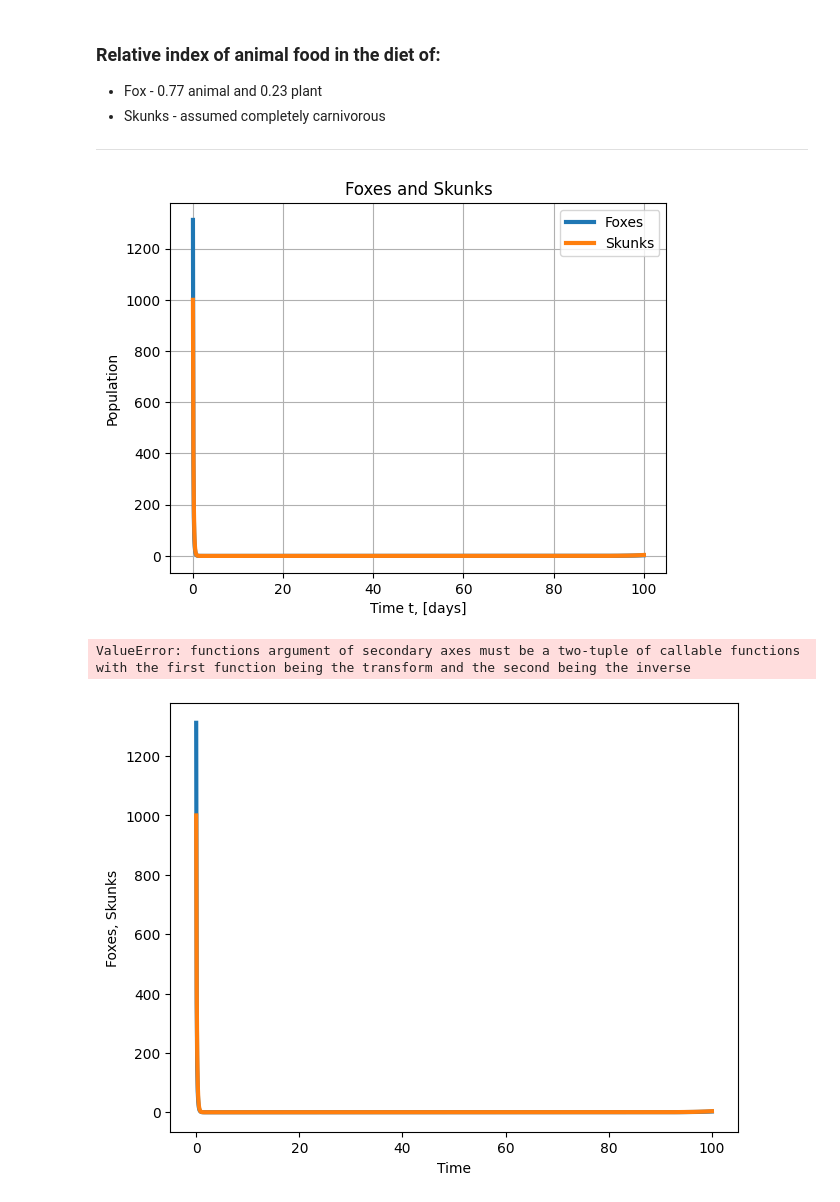
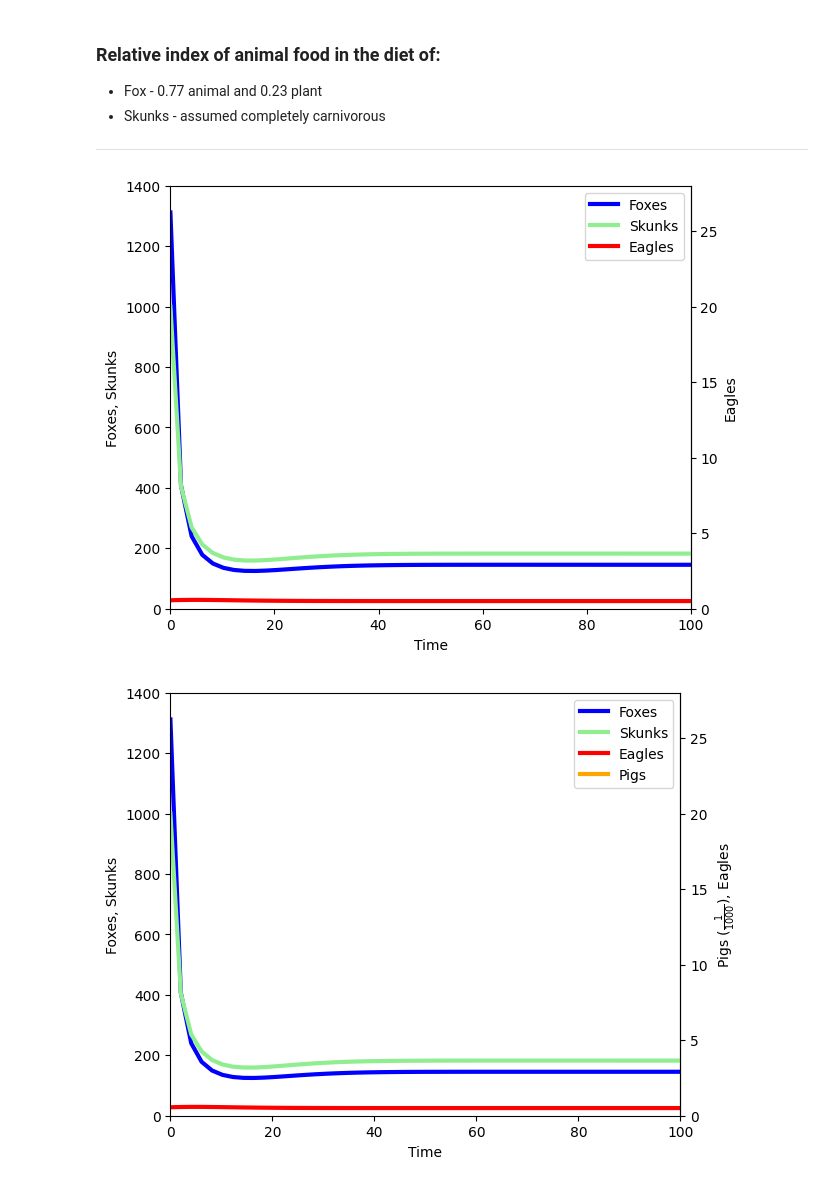
Before and after one commit to mkayeterry/MCDB172, a Jupyter notebook: final/final_scratch.ipynb, the cells around one changed output. Drawn from its saved outputs; the diff is of its cells as text; code cells hidden in the pictures.

```diff
--- a/final/final_scratch.ipynb
+++ b/final/final_scratch.ipynb
@@ -51,13 +51,14 @@ ________________________________________________________________________________
 ## Variables:
 
 # E = golden eagle (predator)
-E0 = 500 # placeholder
+E0 = 28 # placeholder
 
 # F = fox (prey)
 F0 = 1312
 
 # S = skunk (prey)
 S0 = 1000
+# S0 = 700
 
 # P = piglet (prey)
 P0 = 13827
@@ -98,6 +99,12 @@ lambda_p = 7.7e-4
 lambda_s = 2.5e-4
 
 # tau = the time necessary for a pair of eagles to produce an adult eagle (comparable to a generation time of 5 years)
+
+S_cap_max = np.array([1.8, ])
+S_cap_min = np.array([0.2, ])
+F_cap_max = np.array([37, ])
+F_cap_min = np.array([19.6, ])
+cap_year = np.array([1993, 1995, 1996, 1997, 1998, 1999])
 # %%
 ## Differential Equations
 dFdt = ( r_f * F * (1 - ((F + (beta_fs * S)) / K_f)) ) - ( mu_f * ((phi * F) / ((phi * F) + (sigma * S) + P)) * E * F )
@@ -113,34 +120,47 @@ def derivative(X, t, phi, sigma, nu, r_f, r_s, r_p, K_f, K_s, K_p, mu_f, mu_s, m
     dEdt = (((lambda_f * mu_f * phi * (F**2)) + (lambda_s * mu_s * sigma * (S**2)) + (lambda_p * mu_p * (P**2)) * E) / ((phi * F) + (sigma * S) + P)) - (nu * E)
     return np.array([dFdt, dSdt, dPdt, dEdt])
 # %%
-Nt = 1000
-tmax = 100
-t = np.linspace(0,tmax, Nt)
+t = np.linspace(0, 100, 50)
 X0 = [F0, S0, P0, E0]
 res = integrate.odeint(derivative, X0, t, args = (phi, sigma, nu, r_f, r_s, r_p, K_f, K_s, K_p, mu_f, mu_s, mu_p, lambda_f, lambda_s, lambda_p, beta_fs, beta_sf))
 F, S, P, E = res.T
 
-# plt.figure()
-# plt.grid()
-# plt.title("Foxes and Skunks")
-# plt.plot(t, F, '-', linewidth = 3, label = 'Foxes')
-# plt.plot(t, S, '-', linewidth = 3, label = 'Skunks')
-# plt.xlabel('Time t, [days]')
-# plt.ylabel('Population')
-# plt.legend()
-# plt.show()
+def y1_y2(x):
+    return ((2*x)/100)
+
+def y2_y1(x):
+    return x*50
+
+fig, ax = plt.subplots(constrained_layout=True)
+ax.plot(t, F, '-', linewidth = 3, label = 'Foxes', color = 'blue')
+ax.plot(t, S, '-', linewidth = 3, label = 'Skunks', color = 'lightgreen')
+ax.plot(t, E, '-', linewidth = 3, label = 'Eagles', color = 'red')
+ax.set_xlabel('Time')
+ax.set_ylabel('Foxes, Skunks')
+secax = ax.secondary_yaxis('right', functions = (y1_y2, y2_y1))
+secax.set_ylabel('Eagles')
+# secax.set_ylim(0, 30)
+plt.xlim(0, 100)
+plt.ylim(0, 1400)
+plt.legend()
+plt.show()
+
 
 
 fig, ax = plt.subplots(constrained_layout=True)
-ax.plot(t, F, '-', linewidth = 3, label = 'Foxes')
-ax.plot(t, S, '-', linewidth = 3, label = 'Skunks')
+ax.plot(t, F, '-', linewidth = 3, label = 'Foxes', color = 'blue')
+ax.plot(t, S, '-', linewidth = 3, label = 'Skunks', color = 'lightgreen')
+ax.plot(t, E, '-', linewidth = 3, label = 'Eagles', color = 'red')
+ax.plot(t, P, '-', linewidth = 3, label = 'Pigs', color = 'orange')
 ax.set_xlabel('Time')
 ax.set_ylabel('Foxes, Skunks')
-
-secax = ax.secondary_yaxis('right', )
-secax.set_xlabel('Eagles')
+secax = ax.secondary_yaxis('right', functions = (y1_y2, y2_y1))
+secax.set_ylabel(r'Pigs ($\frac{1}{1000}$), Eagles')
+secax.set_ylim(0, 30)
+plt.xlim(0, 100)
+plt.ylim(0, 1400)
+plt.legend()
 plt.show()
 # %% [output]
-[figure, old version]
+[figure, new version]
-ValueError: functions argument of secondary axes must be a two-tuple of callable functions with the first function being the transform and the second being the inverse
-[figure, old version]
+[figure, new version]
```
Also changed, not shown: 1 other file.
